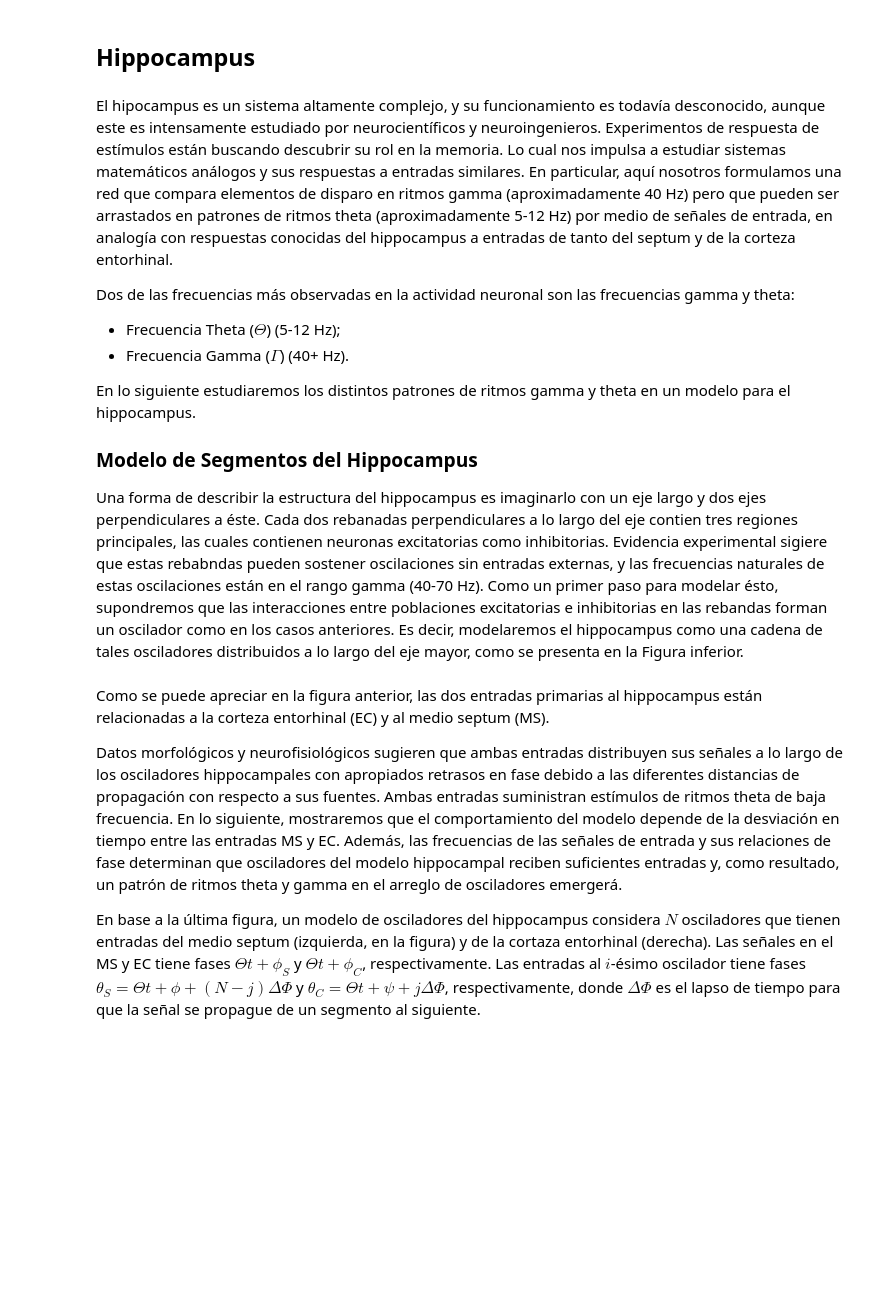
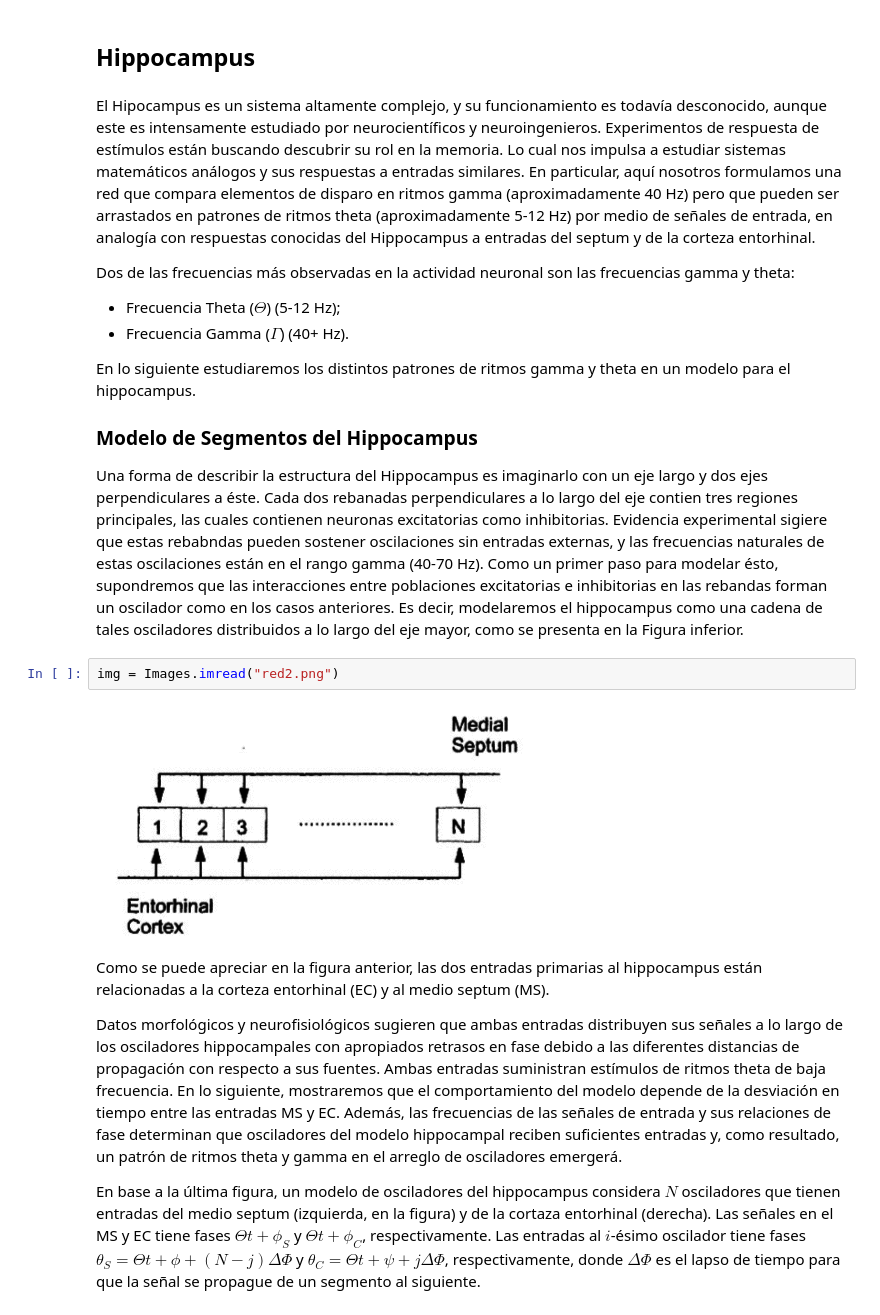
Before and after one commit to Oscarhg42/Neural-Systems, a Jupyter notebook: Thalamus e Hippocampus.ipynb, the cells around one changed output. Saved outputs shown, nothing was run; the diff lists cells and outputs as text; blank space fills up the shorter version.

```diff
--- a/Circuitos.ipynb
+++ b/Thalamus e Hippocampus.ipynb
@@ -610,7 +616,7 @@ En la gráfica anterior presentamos la simulación del modelo thalamocortical ba
 ## Hippocampus
 # %% [markdown]
 
-El hipocampus es un sistema altamente complejo, y su funcionamiento es todavía desconocido, aunque este es intensamente estudiado por neurocientíficos y neuroingenieros. Experimentos de respuesta de estímulos están buscando descubrir su rol en la memoria. Lo cual nos impulsa a estudiar sistemas matemáticos análogos y sus respuestas a entradas similares. En particular, aquí nosotros formulamos una red que compara elementos de disparo en ritmos gamma (aproximadamente 40 Hz) pero que pueden ser arrastados en patrones de ritmos theta (aproximadamente 5-12 Hz) por medio de señales de entrada, en analogía con respuestas conocidas del hippocampus a entradas de tanto del septum y de la corteza entorhinal.
+El Hipocampus es un sistema altamente complejo, y su funcionamiento es todavía desconocido, aunque este es intensamente estudiado por neurocientíficos y neuroingenieros. Experimentos de respuesta de estímulos están buscando descubrir su rol en la memoria. Lo cual nos impulsa a estudiar sistemas matemáticos análogos y sus respuestas a entradas similares. En particular, aquí nosotros formulamos una red que compara elementos de disparo en ritmos gamma (aproximadamente 40 Hz) pero que pueden ser arrastados en patrones de ritmos theta (aproximadamente 5-12 Hz) por medio de señales de entrada, en analogía con respuestas conocidas del Hippocampus a entradas del septum y de la corteza entorhinal.
 
 Dos de las frecuencias más observadas en la actividad neuronal son las frecuencias gamma y theta:
 
@@ -621,7 +627,11 @@ En lo siguiente estudiaremos los distintos patrones de ritmos gamma y theta en u
 
 ### Modelo de Segmentos del Hippocampus
 
-Una forma de describir la estructura del hippocampus es imaginarlo con un eje largo y dos ejes perpendiculares a éste. Cada dos rebanadas perpendiculares a lo largo del eje contien tres regiones principales, las cuales contienen neuronas excitatorias como inhibitorias. Evidencia experimental sigiere que estas rebabndas pueden sostener oscilaciones sin entradas externas, y las frecuencias naturales de estas oscilaciones están en el rango gamma (40-70 Hz). Como un primer paso para modelar ésto, supondremos que las interacciones entre poblaciones excitatorias e inhibitorias en las rebandas forman un oscilador como en los casos anteriores. Es decir, modelaremos el hippocampus como una cadena de tales osciladores distribuidos a lo largo del eje mayor, como se presenta en la Figura inferior.
+Una forma de describir la estructura del Hippocampus es imaginarlo con un eje largo y dos ejes perpendiculares a éste. Cada dos rebanadas perpendiculares a lo largo del eje contien tres regiones principales, las cuales contienen neuronas excitatorias como inhibitorias. Evidencia experimental sigiere que estas rebabndas pueden sostener oscilaciones sin entradas externas, y las frecuencias naturales de estas oscilaciones están en el rango gamma (40-70 Hz). Como un primer paso para modelar ésto, supondremos que las interacciones entre poblaciones excitatorias e inhibitorias en las rebandas forman un oscilador como en los casos anteriores. Es decir, modelaremos el hippocampus como una cadena de tales osciladores distribuidos a lo largo del eje mayor, como se presenta en la Figura inferior.
+# %%
+img = Images.imread("red2.png")
+# %% [output]
+[figure, added]
 # %% [markdown]
 Como se puede apreciar en la figura anterior, las dos entradas primarias al hippocampus están relacionadas a la corteza entorhinal (EC) y al medio septum (MS).
 
```
Also changed, not shown: parts of 10 cells of this notebook.
